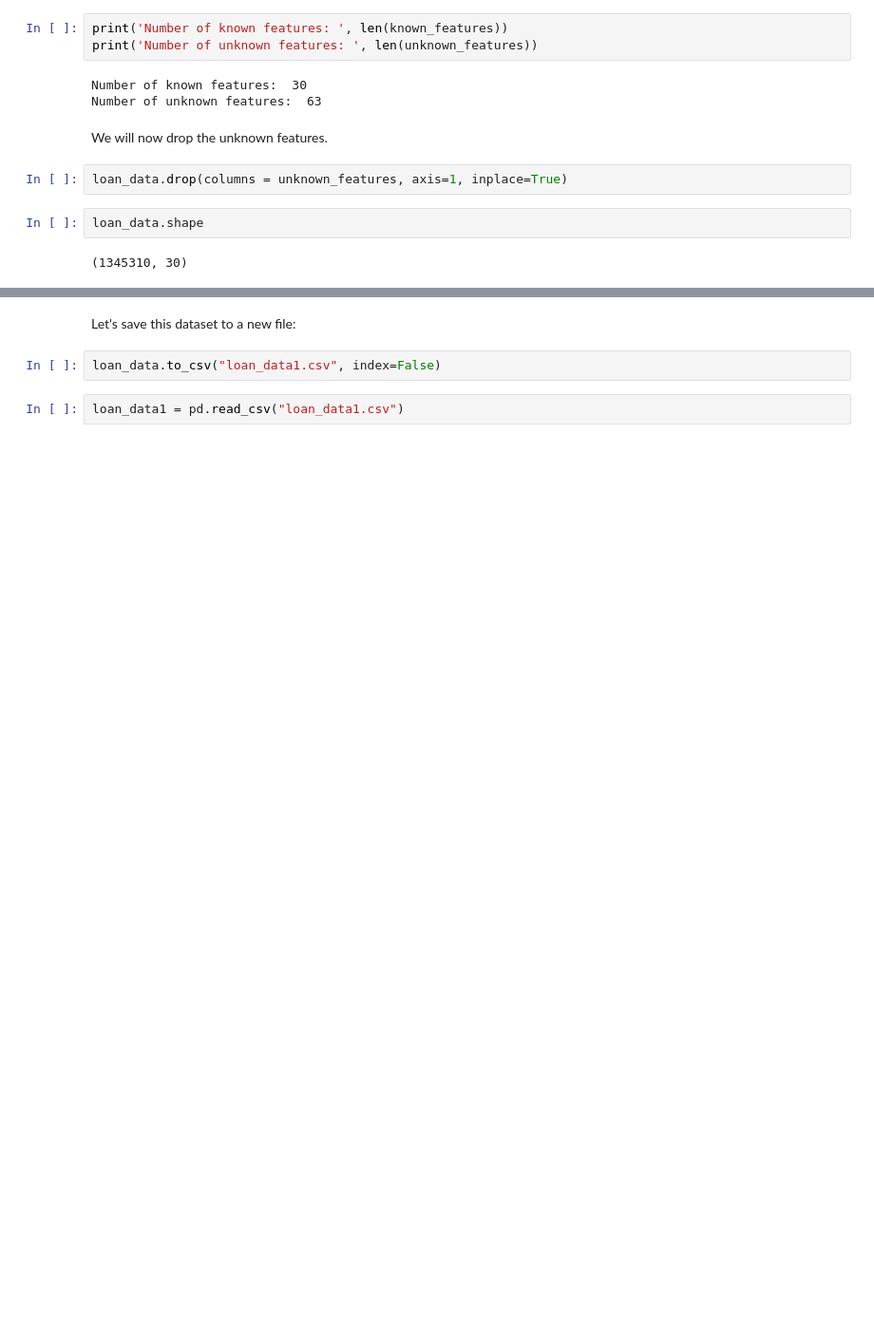
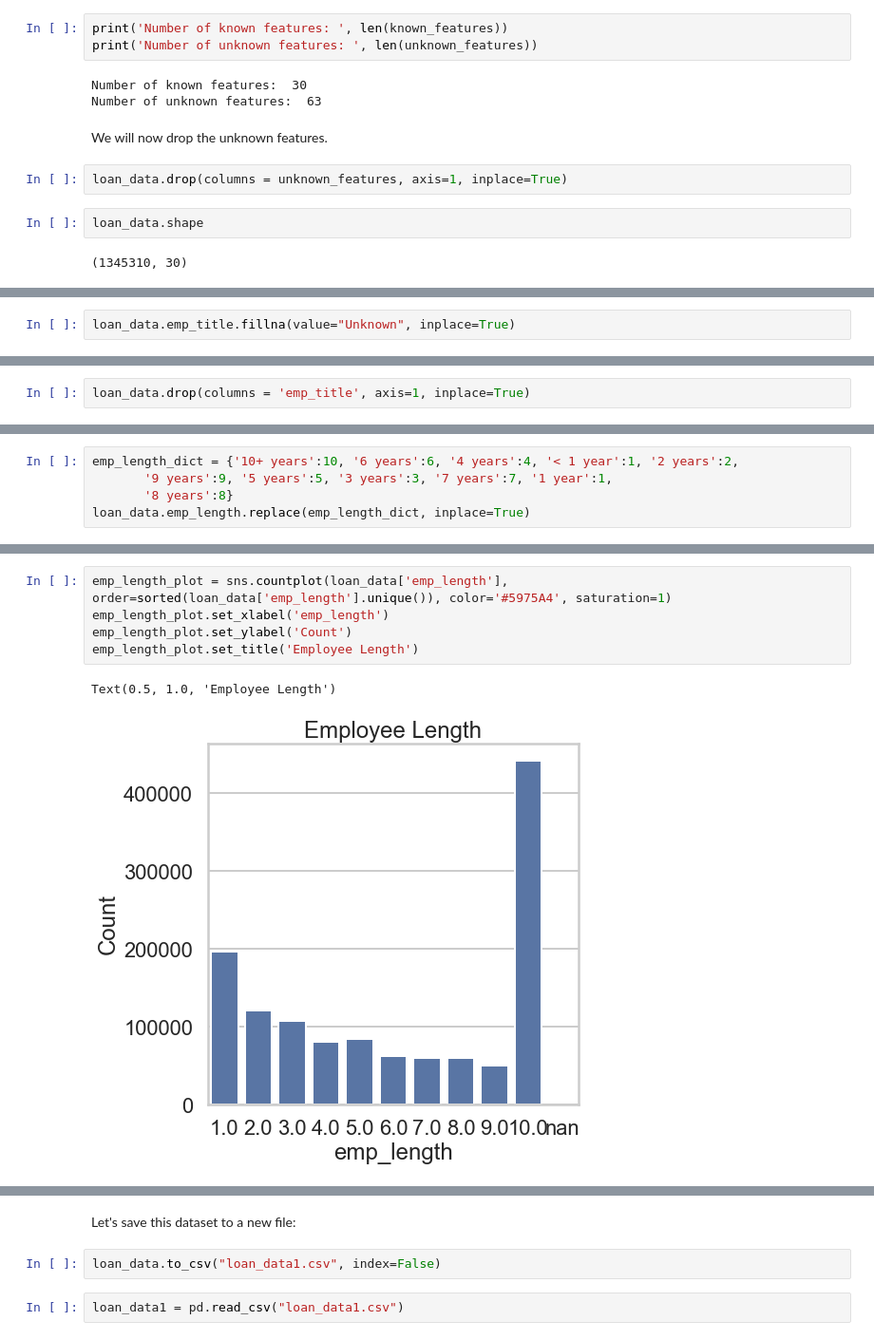
Before and after one commit to ksurasura/DS-Projects, a Jupyter notebook: Loan Prediction Data Story.ipynb, the cells around one changed output, grey strips where cells are left out. Shown: that part at 95% size. Cells and saved outputs as stored; diff of their text form; blank space fills up the shorter version.

```diff
--- a/Loan Prediction Data Story.ipynb
+++ b/Loan Prediction Data Story.ipynb
@@ -196,0 +251,2 @@ loan_data.shape
+# %%
+loan_data.emp_title.fillna(value="Unknown", inplace=True)
@@ -196,0 +278,2 @@ loan_data.shape
+# %%
+loan_data.drop(columns = 'emp_title', axis=1, inplace=True)
@@ -196,0 +313,5 @@ loan_data.shape
+# %%
+emp_length_dict = {'10+ years':10, '6 years':6, '4 years':4, '< 1 year':1, '2 years':2,
+       '9 years':9, '5 years':5, '3 years':3, '7 years':7, '1 year':1,
+       '8 years':8}
+loan_data.emp_length.replace(emp_length_dict, inplace=True)
@@ -196,0 +333,8 @@ loan_data.shape
+# %%
+emp_length_plot = sns.countplot(loan_data['emp_length'], order=sorted(loan_data['emp_length'].unique()), color='#5975A4', saturation=1)
+emp_length_plot.set_xlabel('emp_length')
+emp_length_plot.set_ylabel('Count')
+emp_length_plot.set_title('Employee Length')
+# %% [output]
+Text(0.5, 1.0, 'Employee Length')
+[figure, added]
```
Also changed, not shown: parts of 204 cells of this notebook.
